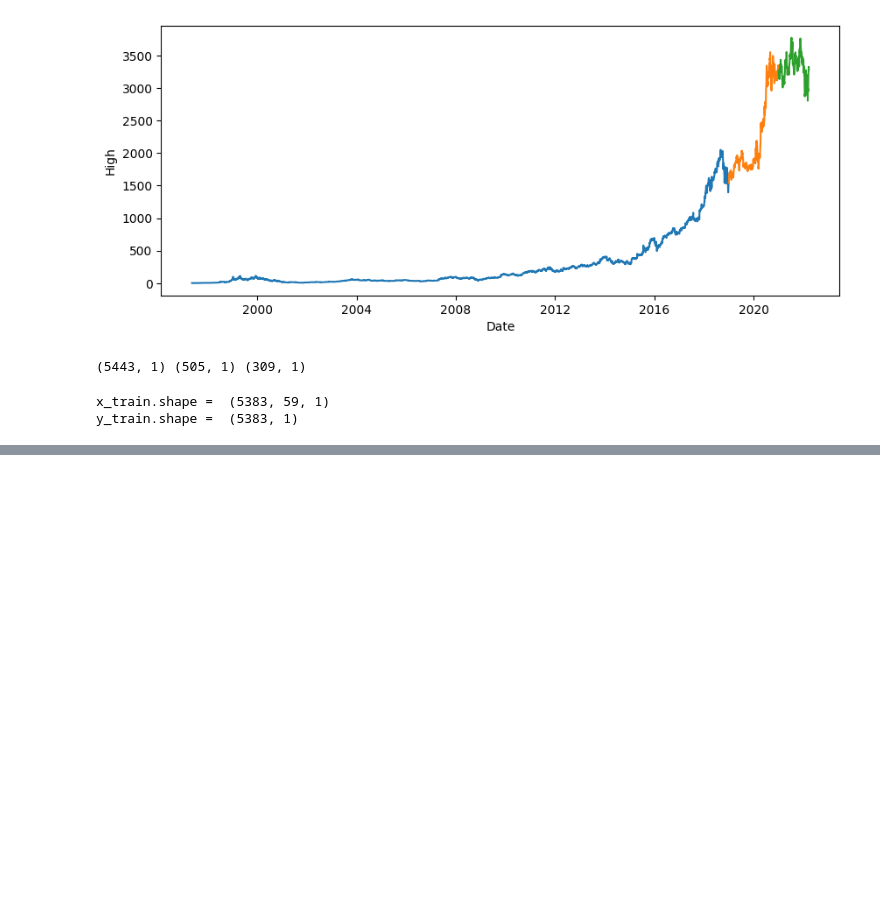
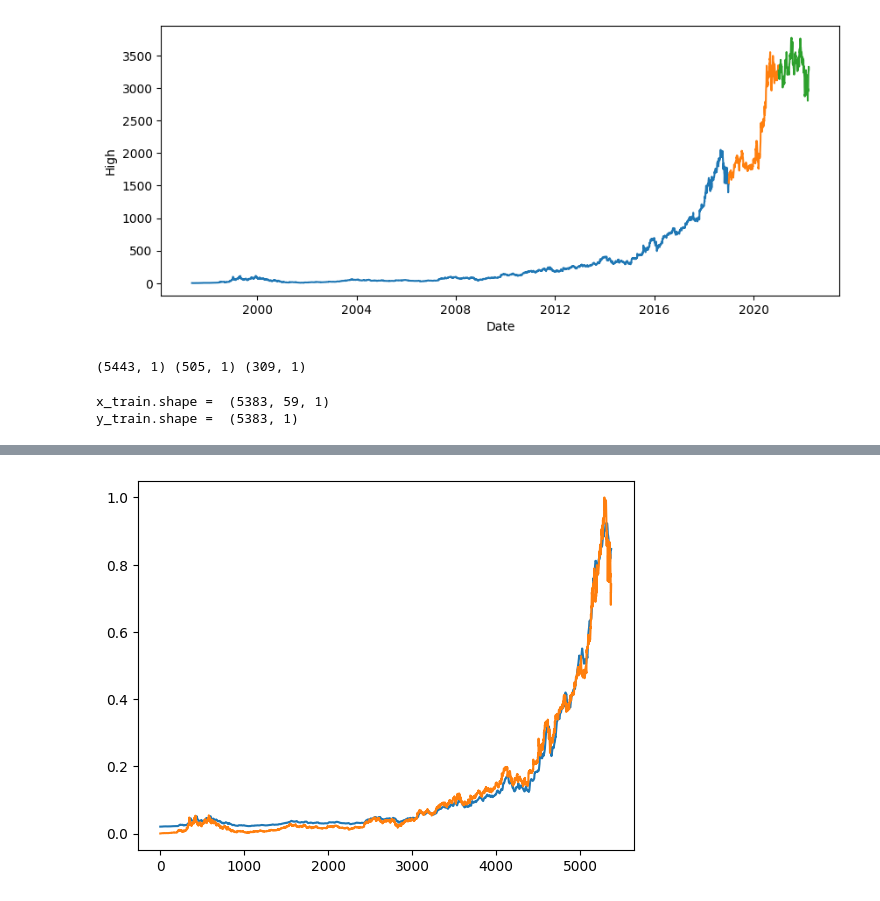
Before and after one commit to OFVGuest/AI-Stock, a Jupyter notebook: stock.ipynb, the cells around one changed output, grey strips where cells are left out. Cells and saved outputs as stored; diff of their text form; code cells hidden in the pictures; blank space fills up the shorter version.

```diff
--- a/stock.ipynb
+++ b/stock.ipynb
@@ -207,0 +214,6 @@ plt.show()
+# %%
+num_hidden = 60
+x_train, y_train = transform_data(train_price_df, num_hidden, 10)
+x_test, y_test = transform_data(test_price_df, num_hidden, 10)
+print('x_train.shape = ',x_train.shape)
+print('y_train.shape = ',y_train.shape)
@@ -207,0 +222,5 @@ plt.show()
+# %%
+x_train_tensor = torch.from_numpy(x_train).type(torch.Tensor)
+y_train_tensor = torch.from_numpy(y_train).type(torch.Tensor)
+x_test_tensor = torch.from_numpy(x_test).type(torch.Tensor)
+y_test_tensor = torch.from_numpy(y_test).type(torch.Tensor)
@@ -207,0 +261,6 @@ plt.show()
+# %%
+train_preds = model(x_train_tensor).detach().numpy()
+plt.plot(train_preds)
+plt.plot(y_train);
+# %% [output]
+[figure, added]
```
Also changed, not shown: parts of 14 cells of this notebook.
